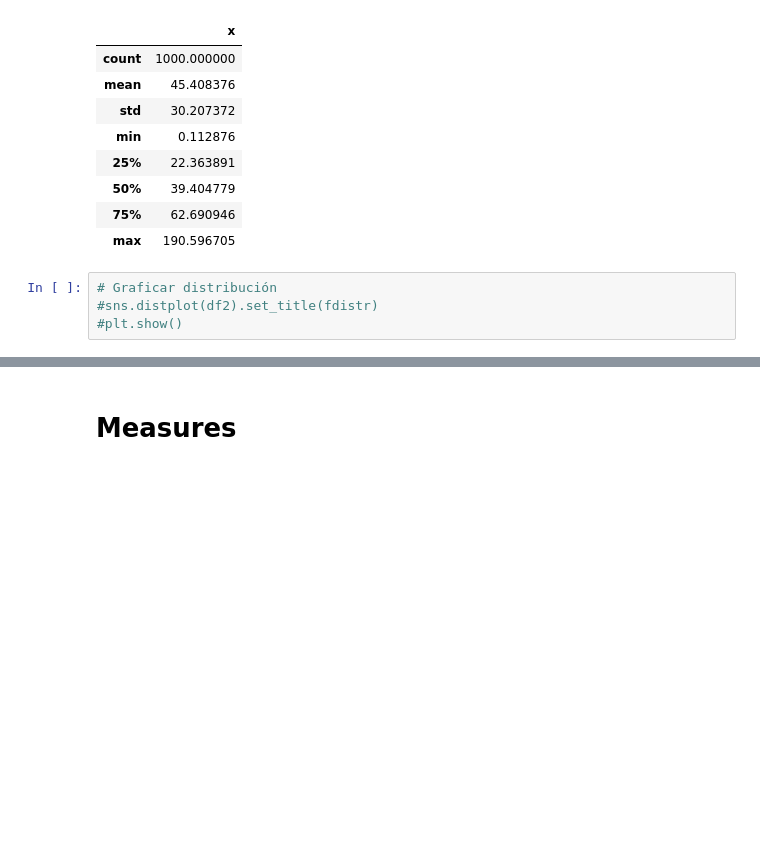
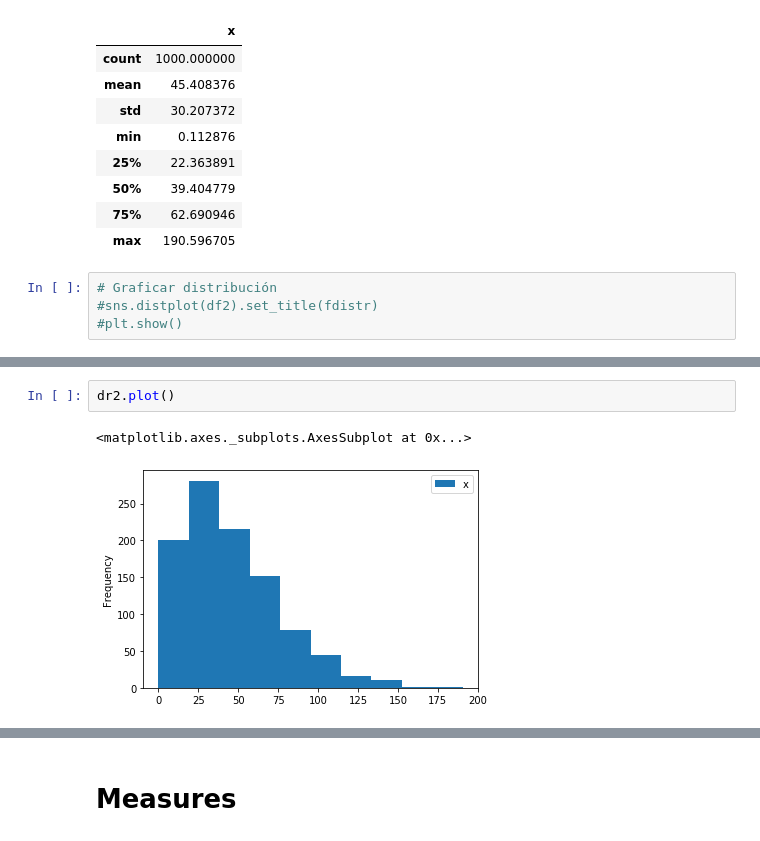
Before and after one commit to ngrion/apode, a Jupyter notebook: apode/doc/Tutorial.ipynb, the cells around one changed output, grey strips where cells are left out. Saved outputs shown, nothing was run; the diff lists cells and outputs as text; blank space fills up the shorter version.

```diff
--- a/apode/doc/Tutorial.ipynb
+++ b/apode/doc/Tutorial.ipynb
@@ -108,0 +114,5 @@ dr2.describe()
+# %%
+dr2.plot()
+# %% [output]
+<matplotlib.axes._subplots.AxesSubplot at 0x...>
+[figure, added]
```
Also changed, not shown: parts of 8 cells of this notebook, 4 other files.
